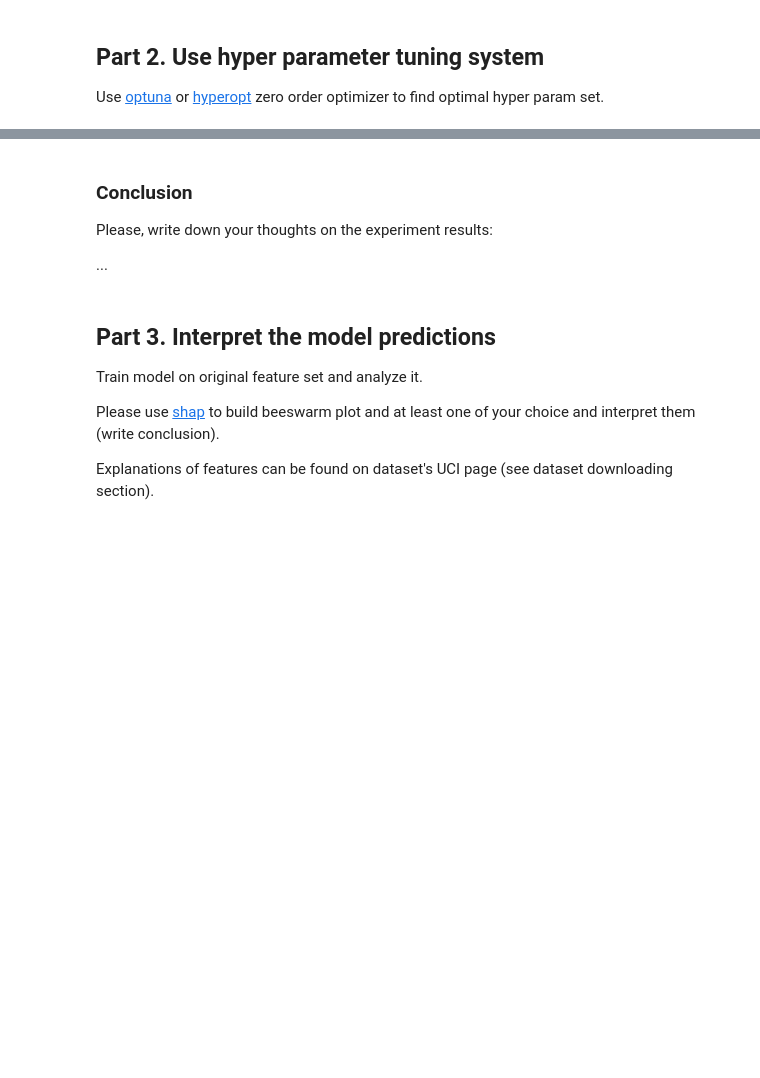
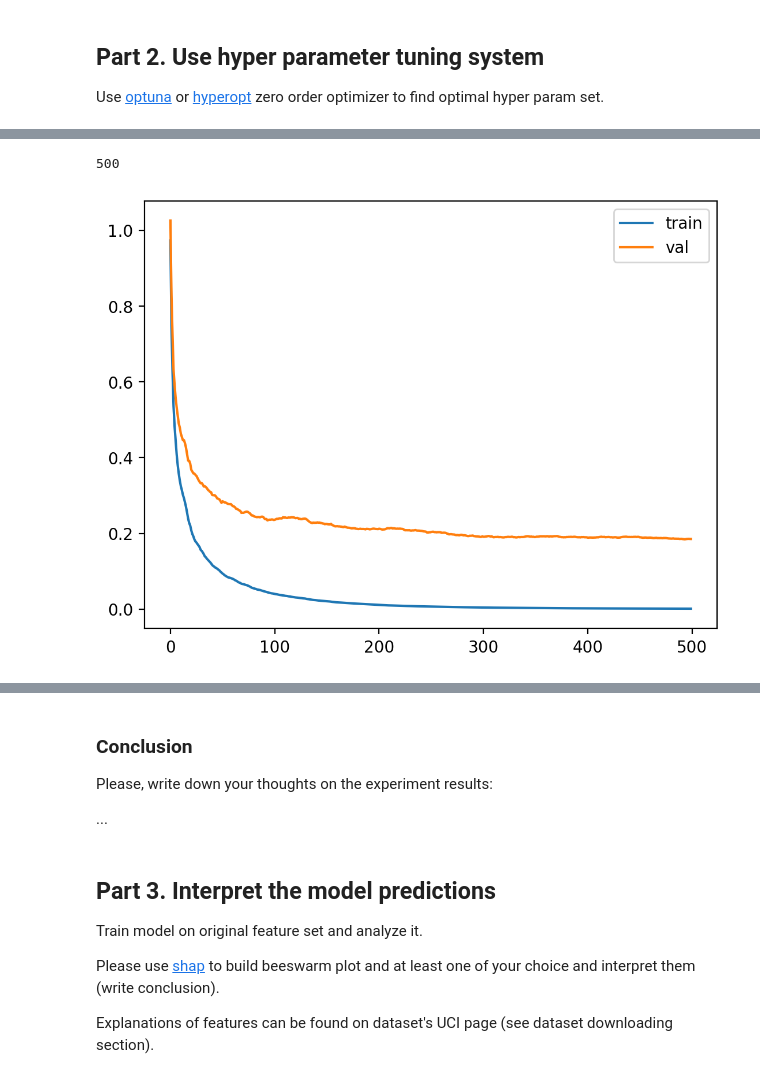
Before and after one commit to IgorZhiltsoff/ml-course, a Jupyter notebook: homeworks/lab02_boosting_and_explanation/lab02_boosting_and_explanation_(1).ipynb, the cells around one changed output, grey strips where cells are left out. Cells and saved outputs as stored; diff of their text form; code cells hidden in the pictures; blank space fills up the shorter version.

```diff
--- a/homeworks/lab02_boosting_and_explanation/lab02_boosting_and_explanation_(1).ipynb
+++ b/homeworks/lab02_boosting_and_explanation/lab02_boosting_and_explanation_(1).ipynb
@@ -328,0 +663,14 @@ import optuna
+# %%
+def regmhN(h, N):
+    return try_params(
+    it=N,
+    h=h,
+    eta=0.42862401807944406,
+    lam=0.5945604135623745,
+    verbose=False
+)
+# %%
+plot_train_and_val_loss(regmhN(5, 500))
+# %% [output]
+500
+[figure, added]
```
Also changed, not shown: parts of 49 cells of this notebook, 24 other files.
